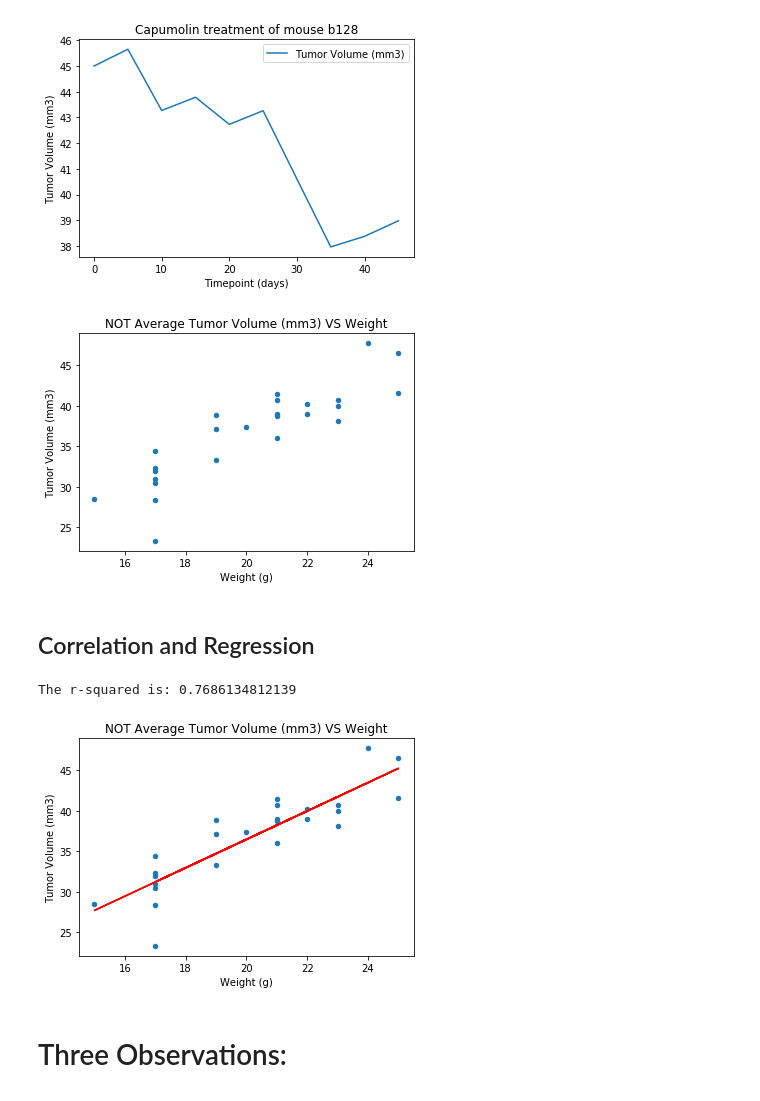
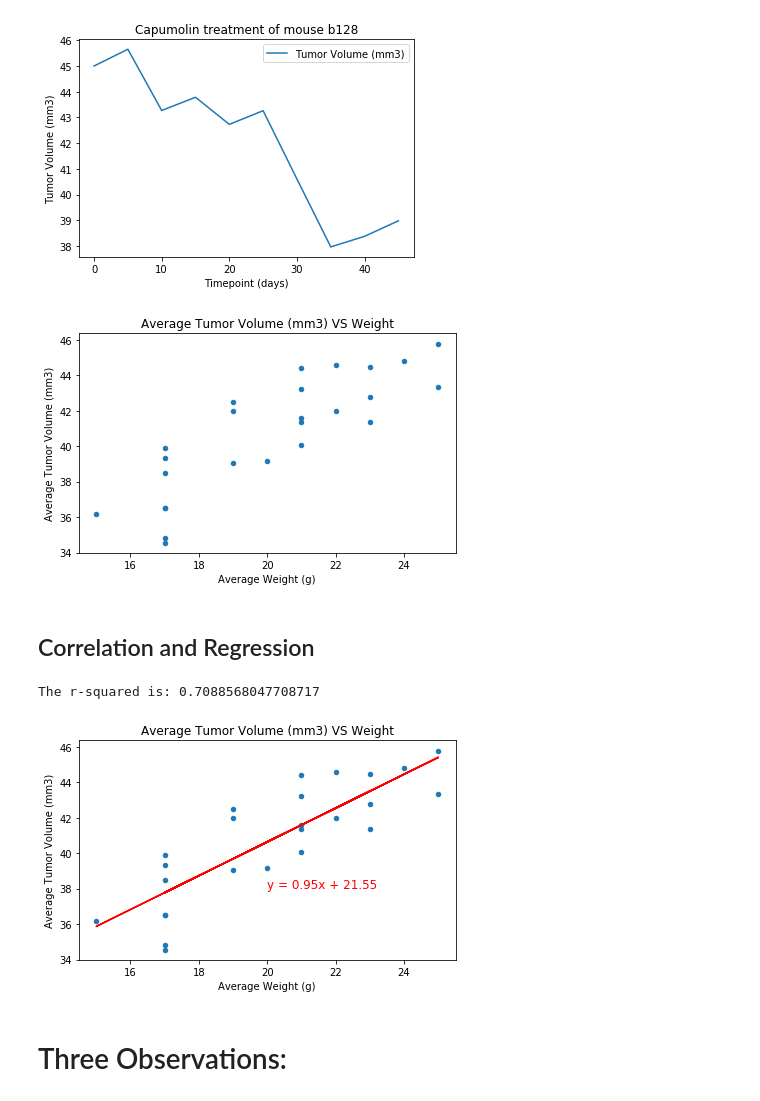
Before and after one commit to ckunakom/matplotlib-challenge, a Jupyter notebook: Pymaceuticals analysis.ipynb, the cells around one changed output. Saved outputs shown, nothing was run; the diff lists cells and outputs as text; code cells hidden in the pictures.

```diff
--- a/Pymaceuticals analysis.ipynb
+++ b/Pymaceuticals analysis.ipynb
@@ -258,8 +265,10 @@ plt.show()
 ## Line and Scatter Plots
 # %%
 # Generate a line plot of tumor volume vs. timepoint for a mouse treated with Capomulin
+capumulin_df = drugReg_df.loc[drugReg_df['Drug Regimen'] == 'Capomulin']
 
-capumulin_b128 = drugReg_df.loc[(drugReg_df['Mouse ID'] == 'b128') | (['Drug Regimen'] == 'Capomulin'), :]
+capumulin_b128 = capumulin_df.loc[(capumulin_df['Mouse ID'] == 'b128'), :]
+
 capumulin_b128
 # %% [output]
 |  | Mouse ID | Drug Regimen | Sex | Age_months | Weight (g) | Timepoint | Tumor Volume (mm3) | ... |
@@ -285,37 +294,46 @@ plt.show()
 # %%
 # Generate a scatter plot of average tumor volume vs. mouse weight for the Capomulin regimen.
 # Note: this means mouse weight goes on the x-axis, with average tumor volume on the y-axis.
+mouseID_wtgroup = capumulin_df.groupby('Mouse ID')
+capumolin_avg_wt_tumorV = mouseID_wtgroup[['Weight (g)','Tumor Volume (mm3)']].mean()
 
-capomulin_df.plot(kind='scatter', x='Weight (g)', y='Tumor Volume (mm3)', title='NOT Average Tumor Volume (mm3) VS Weight')
+capumolin_avg_wt_tumorV_df = capumolin_avg_wt_tumorV.reset_index()
+
+capumolin_avg_wt_tumorV_df = capumolin_avg_wt_tumorV_df.rename(columns={"Weight (g)": "Average Weight (g)",
+                                 "Tumor Volume (mm3)": "Average Tumor Volume (mm3)"})
+
+capumolin_avg_wt_tumorV_df.plot(kind='scatter', x='Average Weight (g)', y='Average Tumor Volume (mm3)',
+                                 title='Average Tumor Volume (mm3) VS Weight')
+
+plt.tight_layout()
 plt.show()
-
-# Using average and it will be a straight horizontal line.... no?
-
-# Also, Do i need to set x and y lim even though i'm satisfied with my x/y lim?
 # %% [output]
-[figure, old version]
+[figure, new version]
 # %% [markdown]
 ## Correlation and Regression
 # %%
 # Calculate the correlation coefficient and linear regression model
 # for mouse weight and average tumor volume for the Capomulin regimen.
 
-x = capomulin_df['Weight (g)']
-y = capomulin_df['Tumor Volume (mm3)']
+x = capumolin_avg_wt_tumorV_df['Average Weight (g)']
+y = capumolin_avg_wt_tumorV_df['Average Tumor Volume (mm3)']
 
 (slope, intercept, rvalue, pvalue, stderr) = st.linregress(x, y)
 regress_values = x * slope + intercept
 line_eq = "y = " + str(round(slope,2)) + "x + " + str(round(intercept,2))
 
-capomulin_df.plot(kind='scatter', x='Weight (g)', y='Tumor Volume (mm3)', title='NOT Average Tumor Volume (mm3) VS Weight')
+capumolin_avg_wt_tumorV_df.plot(kind='scatter', x='Average Weight (g)', y='Average Tumor Volume (mm3)',
+                                 title='Average Tumor Volume (mm3) VS Weight')
 plt.plot(x,regress_values,"r-")
+plt.annotate(line_eq,(20,38),fontsize=12,color="red")
 
 print(f"The r-squared is: {rvalue**2}")
 
+plt.tight_layout()
 plt.show()
 # %% [output]
-The r-squared is: 0.7686134812139
+The r-squared is: 0.7088568047708717
-[figure, old version]
+[figure, new version]
 # %% [markdown]
 # Three Observations:
 # %% [markdown]
```
Also changed, not shown: parts of 3 cells of this notebook, 2 other files.
